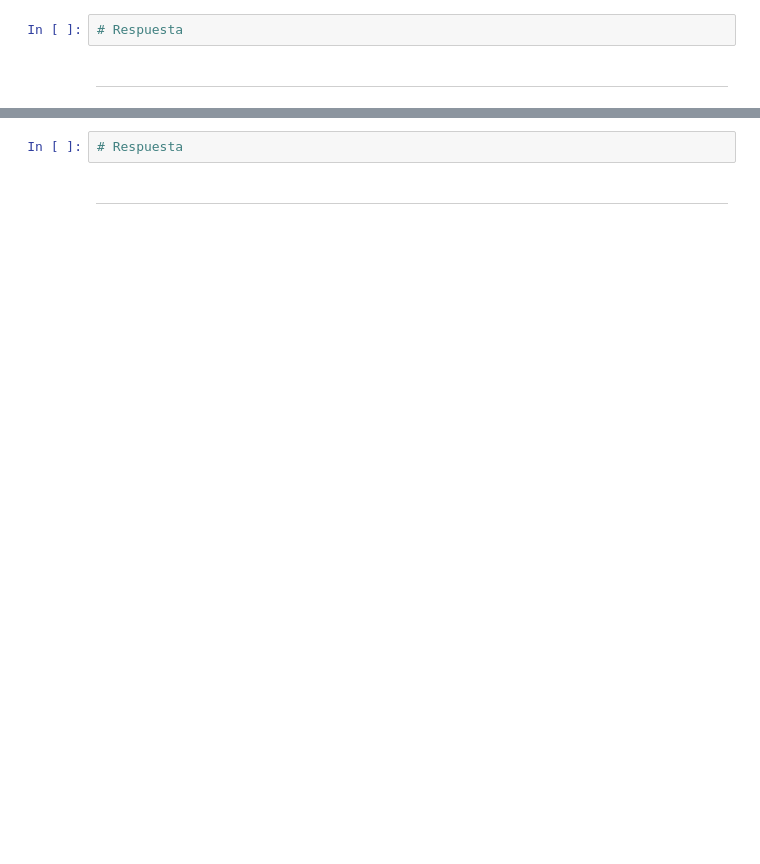
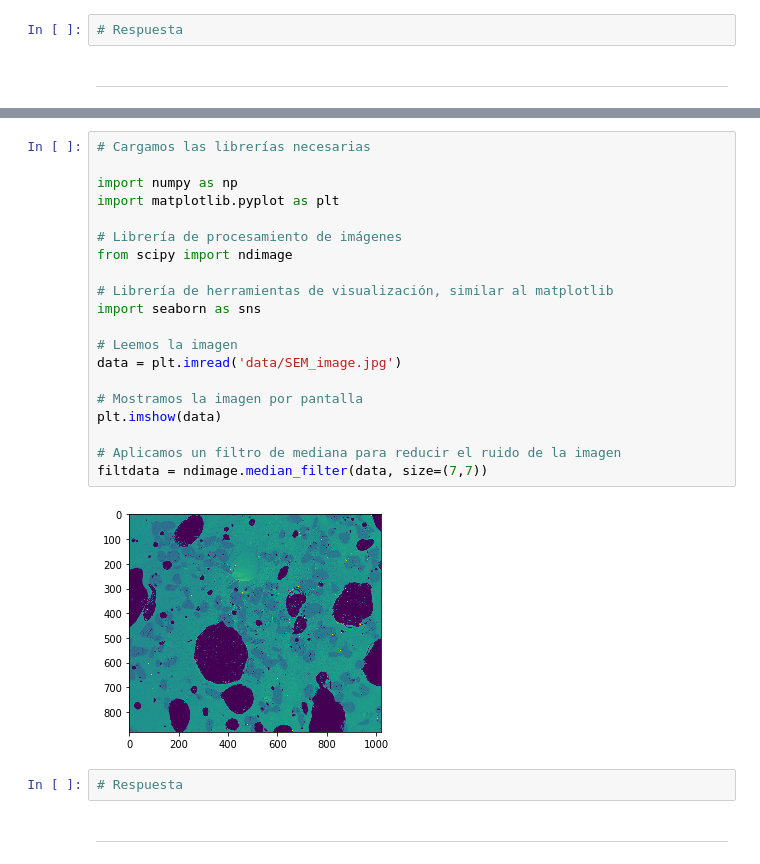
Before and after one commit to bvillenap7/Fundamentes_Data_Science_UOC_PEC4, a Jupyter notebook: prog_datasci_4_scilib_entrega.ipynb, the cells around one changed output, grey strips where cells are left out. Drawn from its saved outputs; the diff is of its cells as text; blank space fills up the shorter version.

```diff
--- a/prog_datasci_4_scilib_entrega.ipynb
+++ b/prog_datasci_4_scilib_entrega.ipynb
@@ -275,3 +244,25 @@ Mostrad por pantalla aquellas filas que correspondan a un nivel de riesgo alto (
+# %%
+# Cargamos las librerías necesarias
+
+import numpy as np
+import matplotlib.pyplot as plt
+
+# Librería de procesamiento de imágenes
+from scipy import ndimage
+
+# Librería de herramientas de visualización, similar al matplotlib
+import seaborn as sns
+
+# Leemos la imagen
+data = plt.imread('data/SEM_image.jpg')
+
+# Mostramos la imagen por pantalla
+plt.imshow(data)
+
+# Aplicamos un filtro de mediana para reducir el ruido de la imagen
+filtdata = ndimage.median_filter(data, size=(7,7))
+# %% [output]
+[figure, added]
 # %%
 # Respuesta
 # %% [markdown]
```
Also changed, not shown: parts of 73 cells of this notebook, 8 other files.
